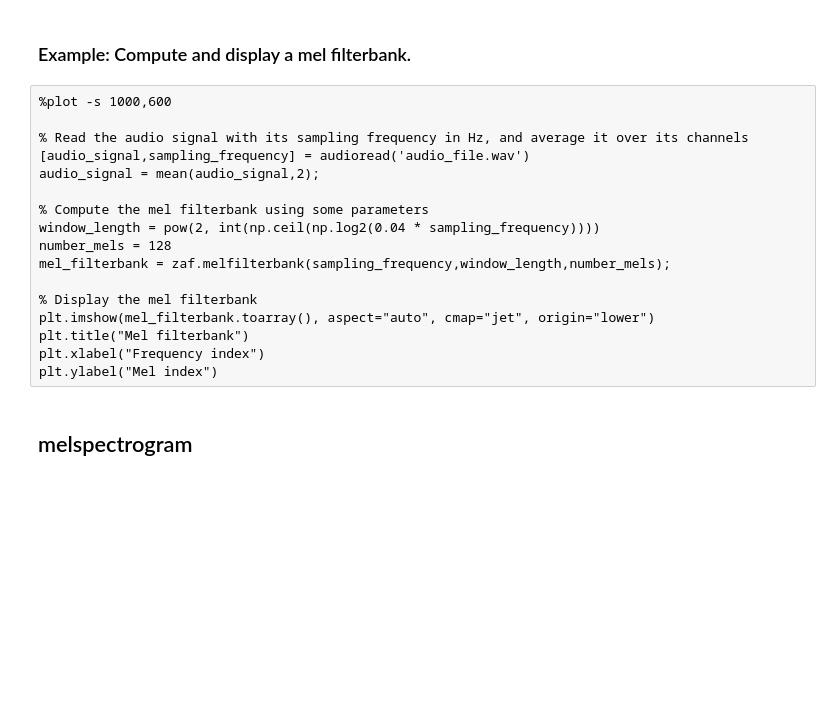
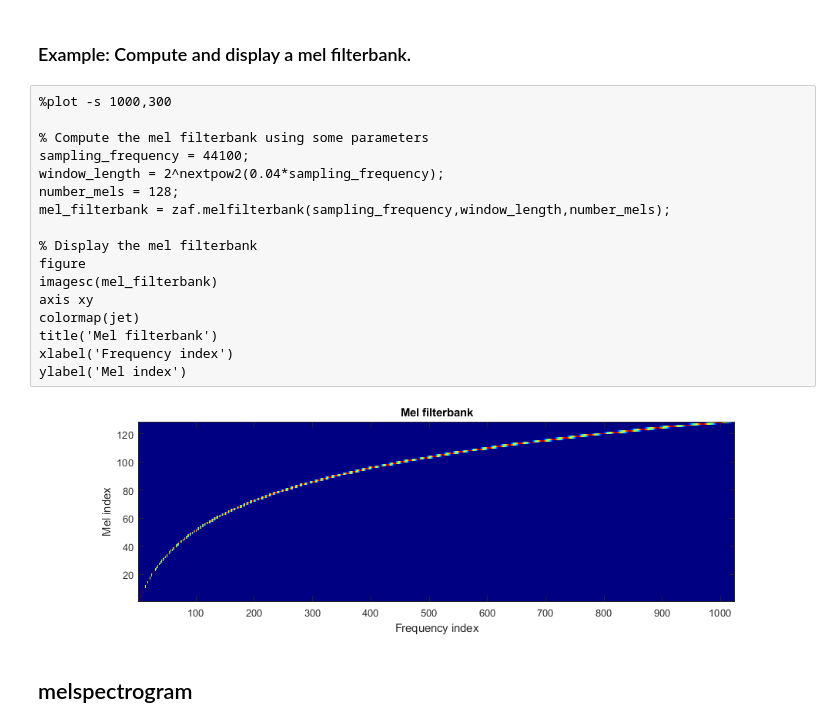
Before and after one commit to zafarrafii/Zaf-Matlab, a Jupyter notebook: examples.ipynb, the cells around one changed output. Drawn from its saved outputs; the diff is of its cells as text; blank space fills up the shorter version.

```diff
--- a/examples.ipynb
+++ b/examples.ipynb
@@ -173,22 +173,24 @@ Output:
 # %% [markdown]
 ### Example: Compute and display a mel filterbank.
 # %%
-%plot -s 1000,600
-
-% Read the audio signal with its sampling frequency in Hz, and average it over its channels
-[audio_signal,sampling_frequency] = audioread('audio_file.wav')
-audio_signal = mean(audio_signal,2);
+%plot -s 1000,300
 
 % Compute the mel filterbank using some parameters
-window_length = pow(2, int(np.ceil(np.log2(0.04 * sampling_frequency))))
-number_mels = 128
+sampling_frequency = 44100;
+window_length = 2^nextpow2(0.04*sampling_frequency);
+number_mels = 128;
 mel_filterbank = zaf.melfilterbank(sampling_frequency,window_length,number_mels);
 
 % Display the mel filterbank
-plt.imshow(mel_filterbank.toarray(), aspect="auto", cmap="jet", origin="lower")
-plt.title("Mel filterbank")
-plt.xlabel("Frequency index")
-plt.ylabel("Mel index")
+figure
+imagesc(mel_filterbank)
+axis xy
+colormap(jet)
+title('Mel filterbank')
+xlabel('Frequency index')
+ylabel('Mel index')
+# %% [output]
+[figure, added]
 # %% [markdown]
 ## <a id="melspectrogram"></a>melspectrogram
 # %% [markdown]
```
Also changed, not shown: parts of 3 cells of this notebook, 2 other files.
